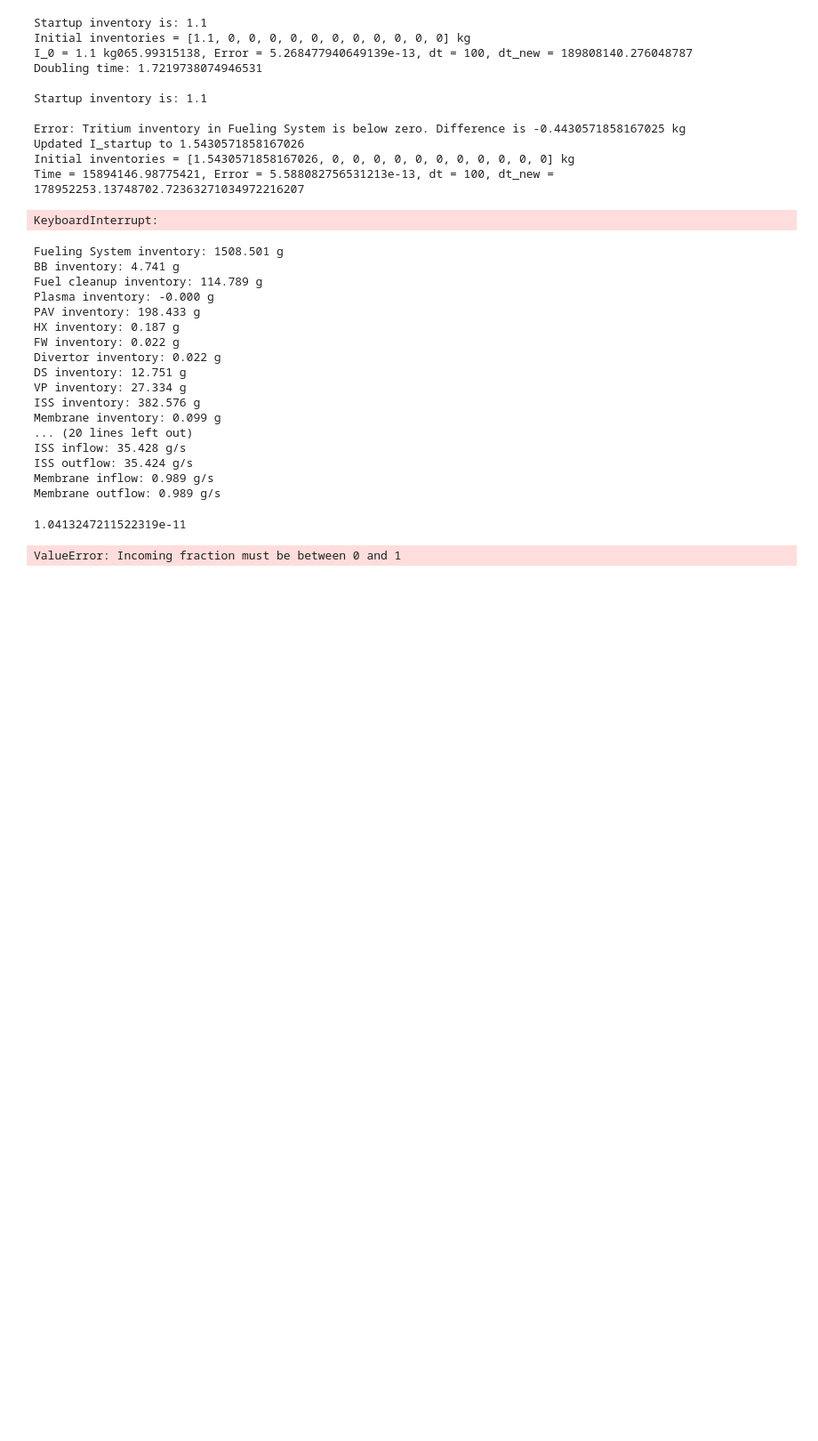
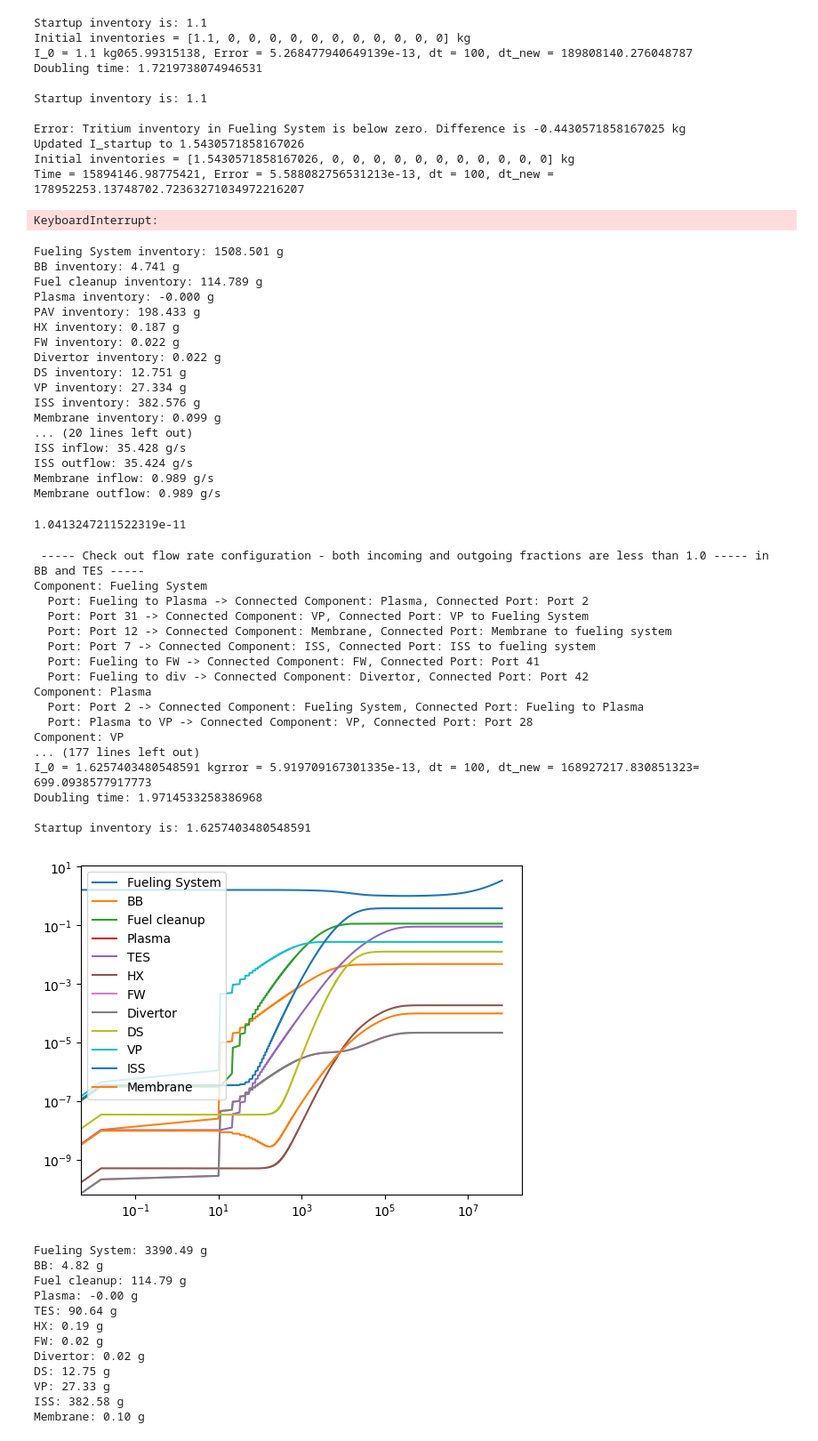
Before and after one commit to gabriele-ferrero/fuelcycle, a Jupyter notebook: test.ipynb, the cells around one changed output. Shown: that part at 89% size. Drawn from its saved outputs; the diff is of its cells as text; code cells hidden in the pictures; blank space fills up the shorter version.

Commit message:
set outgoing fraction for TES based on efficiency

```diff
--- a/test.ipynb
+++ b/test.ipynb
@@ -915,7 +915,6 @@ f_iss_ds = 0.1
 
 I_startup = 1.1
 TBE = 0.02
-tes_efficiency = 0.95
 final_time = 2.1 * 3600 * 24 * 365 # NB: longer than doubling time
 hx_to_fw = 0.33
 hx_to_div = 0.33
@@ -965,7 +964,7 @@ port9 = TES.add_output_port("TES to Fueling System")
 port10 = TES.add_output_port("TES to HX")
 port11 = TES.add_input_port("Port 11")
 port12 = fueling_system.add_input_port("Port 12")
-port13 = HX.add_input_port("Port 13", incoming_fraction=1-tes_efficiency)
+port13 = HX.add_input_port("Port 13")
 port14 = HX.add_output_port("HX to BB")
 port15 = BB.add_input_port("Port 15", incoming_fraction= hx_to_BB)
 port16 = FW.add_input_port("Port 16", incoming_fraction=hx_to_fw)
@@ -989,7 +988,7 @@ port33 = ISS.add_input_port("Port 33")
 port34 = ISS.add_output_port("ISS to fueling system")
 port35 = DS.add_input_port("Port 35", incoming_fraction=f_iss_ds)
 port36 = ISS.add_output_port("ISS to DS")
-port37 = membrane.add_input_port("Port 37", incoming_fraction=tes_efficiency)
+port37 = membrane.add_input_port("Port 37")
 port38 = membrane.add_output_port("Membrane to fueling system")
 port39 = fueling_system.add_output_port("Fueling to FW")
 port40= fueling_system.add_output_port("Fueling to div")
@@ -1171,12 +1170,12 @@ port2 = plasma.add_input_port("Port 2", incoming_fraction= (1 - fp_div - fp_fw))
 port3 = plasma.add_output_port("Plasma to VP")
 port4 = fuel_cleanup.add_input_port("Port 4", incoming_fraction= 1 - f_dir)
 port5 = fuel_cleanup.add_output_port("fuel_cleanup to ISS")
-port6 = BB.add_output_port("BB to TES", outgoing_fraction=0.99)
+port6 = BB.add_output_port("BB to TES")
 port7 = fueling_system.add_input_port("Port 7", incoming_fraction=1 - f_iss_ds)
 port8 = fuel_cleanup.add_input_port("Port 8")
 port9 = TES.add_output_port("TES to Fueling System")
 port10 = TES.add_output_port("TES to HX")
-port11 = TES.add_input_port("Port 11")
+port11 = TES.add_input_port("Port 11", incoming_fraction=0.99)
 port12 = fueling_system.add_input_port("Port 12")
 port13 = HX.add_input_port("Port 13", incoming_fraction=1-tes_efficiency)
 port14 = HX.add_output_port("HX to BB")
@@ -1232,34 +1231,63 @@ component_map.connect_ports(VP, port30, fueling_system, port31)
 component_map.connect_ports(fuel_cleanup, port5, ISS, port32)
 component_map.connect_ports(BB, port6, TES, port11)
 component_map.connect_ports(TES, port9, membrane, port37)
 component_map.connect_ports(membrane, port38, fueling_system, port12)
 component_map.connect_ports(TES, port10, HX, port13)
 component_map.connect_ports(HX, port14, BB, port15)
 component_map.connect_ports(HX, port20, FW, port16)
 component_map.connect_ports(HX, port21, divertor, port18)
 component_map.connect_ports(FW, port17, BB, port22)
 component_map.connect_ports(divertor, port19, BB, port23)
 component_map.connect_ports(HX, port26, DS, port24)
 component_map.connect_ports(DS, port25, ISS, port33)
 component_map.connect_ports(ISS, port34, fueling_system, port7)
 component_map.connect_ports(ISS, port36, DS, port35)
 component_map.connect_ports(fueling_system, port39, FW, port41)
 component_map.connect_ports(fueling_system, port40, divertor, port42)
 
 component_map.print_connected_map()
 # visualize_connections(component_map)
 print(f'Startup inventory is: {fueling_system.tritium_inventory}')
 simulation = Simulate(dt=0.01, final_time=final_time, I_reserve=I_reserve, component_map=component_map)
 t, y = simulation.run()
 # np.savetxt('tritium_inventory.txt', [t,y], delimiter=',')
 fig,ax = plt.subplots()
 ax.loglog(t, y)
 ax.legend(component_map.components.keys())
 plt.show()
 for component, inventory in zip(component_map.components.keys(), y[-1]):
     print(f"{component}: {inventory * 1e3:.2f} g")
 # %% [output]
-ValueError: Incoming fraction must be between 0 and 1
+ ----- Check out flow rate configuration - both incoming and outgoing fractions are less than 1.0 ----- in BB and TES -----
+Component: Fueling System
+  Port: Fueling to Plasma -> Connected Component: Plasma, Connected Port: Port 2
+  Port: Port 31 -> Connected Component: VP, Connected Port: VP to Fueling System
+  Port: Port 12 -> Connected Component: Membrane, Connected Port: Membrane to fueling system
+  Port: Port 7 -> Connected Component: ISS, Connected Port: ISS to fueling system
+  Port: Fueling to FW -> Connected Component: FW, Connected Port: Port 41
+  Port: Fueling to div -> Connected Component: Divertor, Connected Port: Port 42
+Component: Plasma
+  Port: Port 2 -> Connected Component: Fueling System, Connected Port: Fueling to Plasma
+  Port: Plasma to VP -> Connected Component: VP, Connected Port: Port 28
+Component: VP
+... (177 lines left out)
+I_0 = 1.6257403480548591 kgrror = 5.919709167301335e-13, dt = 100, dt_new = 168927217.830851323= 699.0938577917773
+Doubling time: 1.9714533258386968
+
+Startup inventory is: 1.6257403480548591
+[figure, added]
+Fueling System: 3390.49 g
+BB: 4.82 g
+Fuel cleanup: 114.79 g
+Plasma: -0.00 g
+TES: 90.64 g
+HX: 0.19 g
+FW: 0.02 g
+Divertor: 0.02 g
+DS: 12.75 g
+VP: 27.33 g
+ISS: 382.58 g
+Membrane: 0.10 g
 # %%
 # for component in component_map.components.values():
 #     print(f'{component.name} inventory: {component.tritium_inventory * 1e3:.3f} g')
```
Also changed, not shown: parts of 1 cell of this notebook, 1 other file.
